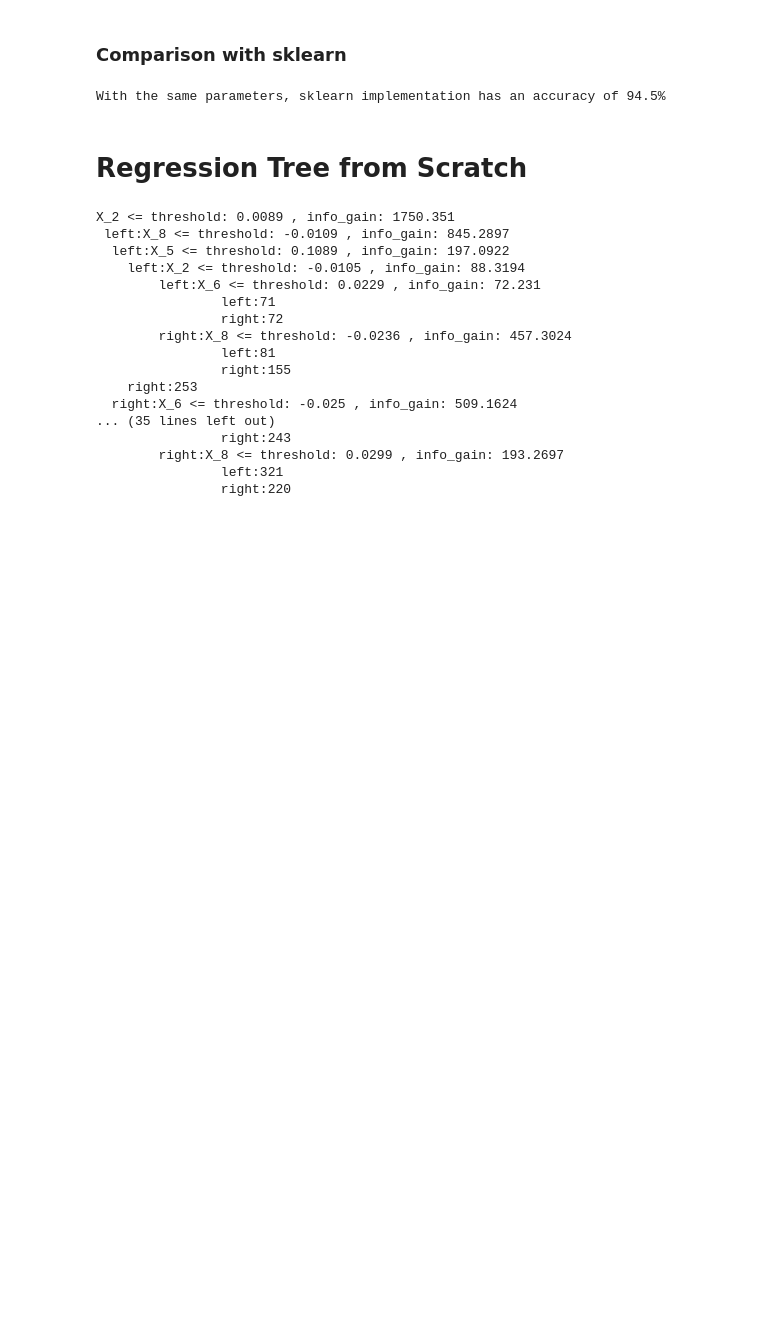
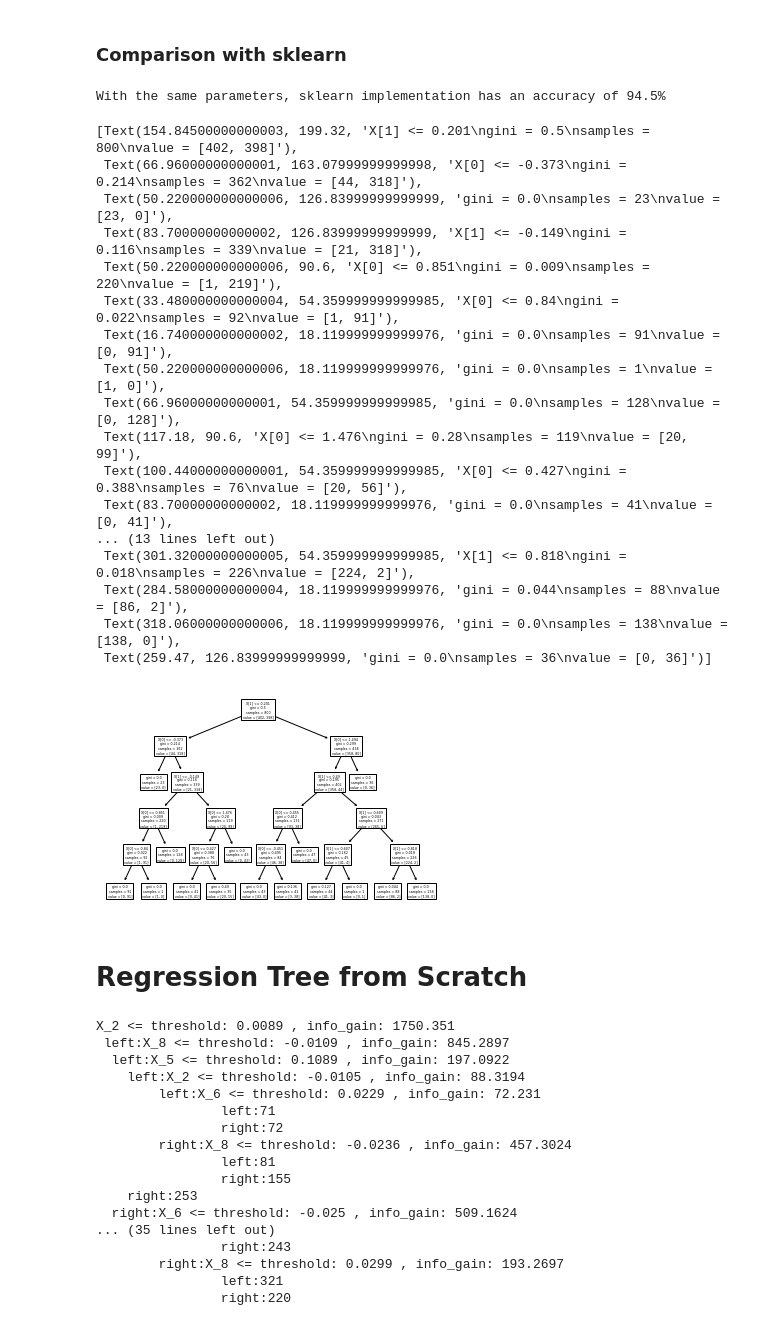
Before and after one commit to chiaracodes/EL-assignment, a Jupyter notebook: DecisionTree/DecisionTreeExample.ipynb, the cells around one changed output. Drawn from its saved outputs; the diff is of its cells as text; code cells hidden in the pictures; blank space fills up the shorter version.

```diff
--- a/DecisionTree/DecisionTreeExample.ipynb
+++ b/DecisionTree/DecisionTreeExample.ipynb
@@ -58,10 +59,31 @@ from sklearn.tree import DecisionTreeClassifier as dtc
 # %%
 tree_sklearn = dtc(min_samples_split=3, max_depth=5)
-tree_sklearn.fit(X_train, Y_train)
+d_C = tree_sklearn.fit(X_train, Y_train)
 y_hat = tree_sklearn.predict(X_test)
 print(f"With the same parameters, sklearn implementation has an accuracy of {accuracy_score(Y_test, y_hat)*100}%")
 # %% [output]
 With the same parameters, sklearn implementation has an accuracy of 94.5%
+# %%
+tree.plot_tree(d_C)
+# %% [output]
+[Text(154.84500000000003, 199.32, 'X[1] <= 0.201\ngini = 0.5\nsamples = 800\nvalue = [402, 398]'),
+ Text(66.96000000000001, 163.07999999999998, 'X[0] <= -0.373\ngini = 0.214\nsamples = 362\nvalue = [44, 318]'),
+ Text(50.220000000000006, 126.83999999999999, 'gini = 0.0\nsamples = 23\nvalue = [23, 0]'),
+ Text(83.70000000000002, 126.83999999999999, 'X[1] <= -0.149\ngini = 0.116\nsamples = 339\nvalue = [21, 318]'),
+ Text(50.220000000000006, 90.6, 'X[0] <= 0.851\ngini = 0.009\nsamples = 220\nvalue = [1, 219]'),
+ Text(33.480000000000004, 54.359999999999985, 'X[0] <= 0.84\ngini = 0.022\nsamples = 92\nvalue = [1, 91]'),
+ Text(16.740000000000002, 18.119999999999976, 'gini = 0.0\nsamples = 91\nvalue = [0, 91]'),
+ Text(50.220000000000006, 18.119999999999976, 'gini = 0.0\nsamples = 1\nvalue = [1, 0]'),
+ Text(66.96000000000001, 54.359999999999985, 'gini = 0.0\nsamples = 128\nvalue = [0, 128]'),
+ Text(117.18, 90.6, 'X[0] <= 1.476\ngini = 0.28\nsamples = 119\nvalue = [20, 99]'),
+ Text(100.44000000000001, 54.359999999999985, 'X[0] <= 0.427\ngini = 0.388\nsamples = 76\nvalue = [20, 56]'),
+ Text(83.70000000000002, 18.119999999999976, 'gini = 0.0\nsamples = 41\nvalue = [0, 41]'),
+... (13 lines left out)
+ Text(301.32000000000005, 54.359999999999985, 'X[1] <= 0.818\ngini = 0.018\nsamples = 226\nvalue = [224, 2]'),
+ Text(284.58000000000004, 18.119999999999976, 'gini = 0.044\nsamples = 88\nvalue = [86, 2]'),
+ Text(318.06000000000006, 18.119999999999976, 'gini = 0.0\nsamples = 138\nvalue = [138, 0]'),
+ Text(259.47, 126.83999999999999, 'gini = 0.0\nsamples = 36\nvalue = [0, 36]')]
+[figure, added]
 # %% [markdown]
 # Regression Tree from Scratch
 # %%
```
Also changed, not shown: parts of 3 cells of this notebook.
